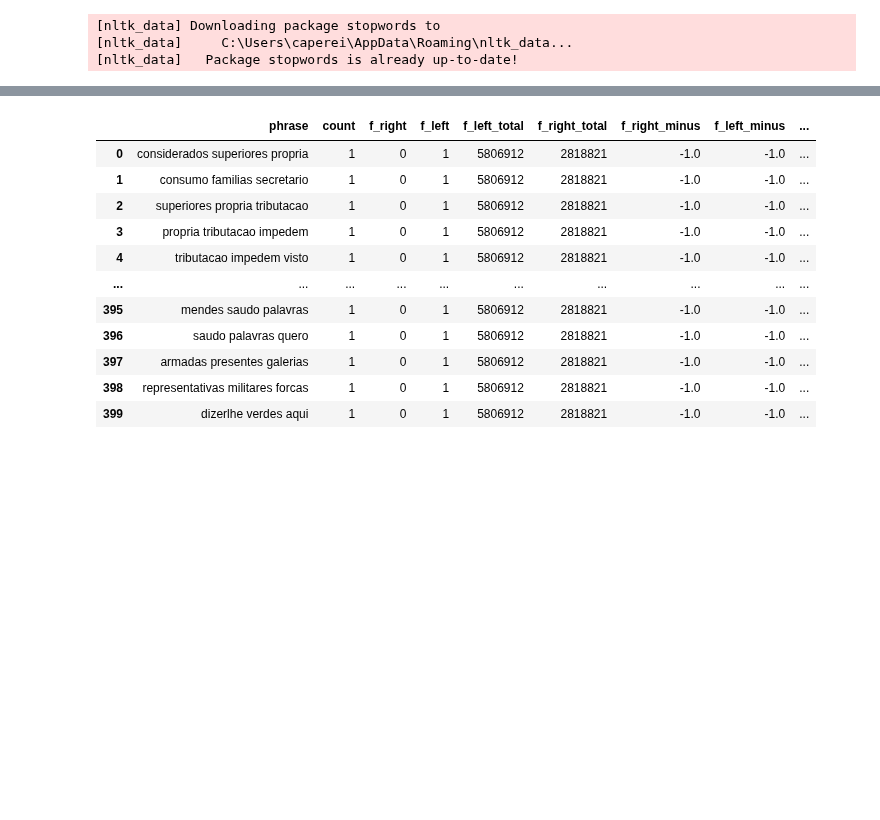
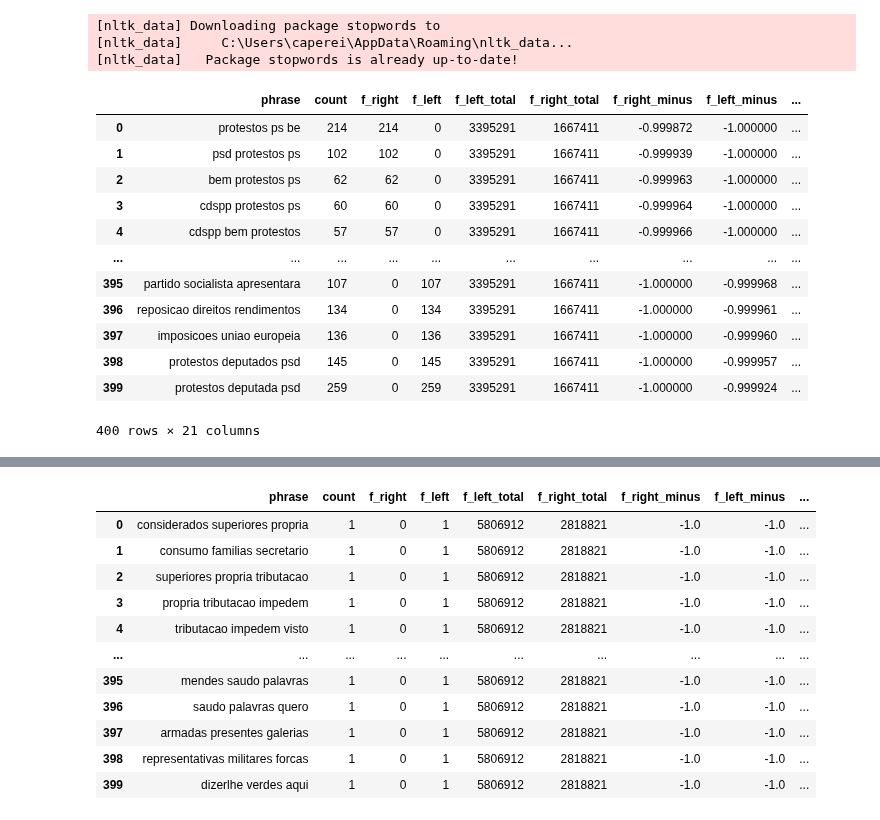
Before and after one commit to CT-P/portuguese_open_data, a Jupyter notebook: code/explore/nlp_transcripts.ipynb, the cells around one changed output, grey strips where cells are left out. Cells and saved outputs as stored; diff of their text form; code cells hidden in the pictures; blank space fills up the shorter version.

```diff
--- a/code/explore/nlp_transcripts.ipynb
+++ b/code/explore/nlp_transcripts.ipynb
@@ -379,6 +379,22 @@ df_final200=add_url_finaldf(df_final200)
 [nltk_data] Downloading package stopwords to
 [nltk_data]     C:\Users\caperei\AppData\Roaming\nltk_data...
 [nltk_data]   Package stopwords is already up-to-date!
+# %%
+df_final200.to_excel("polarized200.xlsx")
+# %% [output]
+|  | phrase | count | f_right | f_left | f_left_total | f_right_total | f_right_minus | f_left_minus | ... |
+| 0 | protestos ps be | 214 | 214 | 0 | 3395291 | 1667411 | -0.999872 | -1.000000 | ... |
+| 1 | psd protestos ps | 102 | 102 | 0 | 3395291 | 1667411 | -0.999939 | -1.000000 | ... |
+| 2 | bem protestos ps | 62 | 62 | 0 | 3395291 | 1667411 | -0.999963 | -1.000000 | ... |
+| 3 | cdspp protestos ps | 60 | 60 | 0 | 3395291 | 1667411 | -0.999964 | -1.000000 | ... |
+| 4 | cdspp bem protestos | 57 | 57 | 0 | 3395291 | 1667411 | -0.999966 | -1.000000 | ... |
+| ... | ... | ... | ... | ... | ... | ... | ... | ... | ... |
+| 395 | partido socialista apresentara | 107 | 0 | 107 | 3395291 | 1667411 | -1.000000 | -0.999968 | ... |
+| 396 | reposicao direitos rendimentos | 134 | 0 | 134 | 3395291 | 1667411 | -1.000000 | -0.999961 | ... |
+| 397 | imposicoes uniao europeia | 136 | 0 | 136 | 3395291 | 1667411 | -1.000000 | -0.999960 | ... |
+| 398 | protestos deputados psd | 145 | 0 | 145 | 3395291 | 1667411 | -1.000000 | -0.999957 | ... |
+| 399 | protestos deputada psd | 259 | 0 | 259 | 3395291 | 1667411 | -1.000000 | -0.999924 | ... |
+400 rows × 21 columns
 # %%
 import pandas as pd
 import seaborn as sns
```
Also changed, not shown: parts of 3 cells of this notebook, 1 other file.
